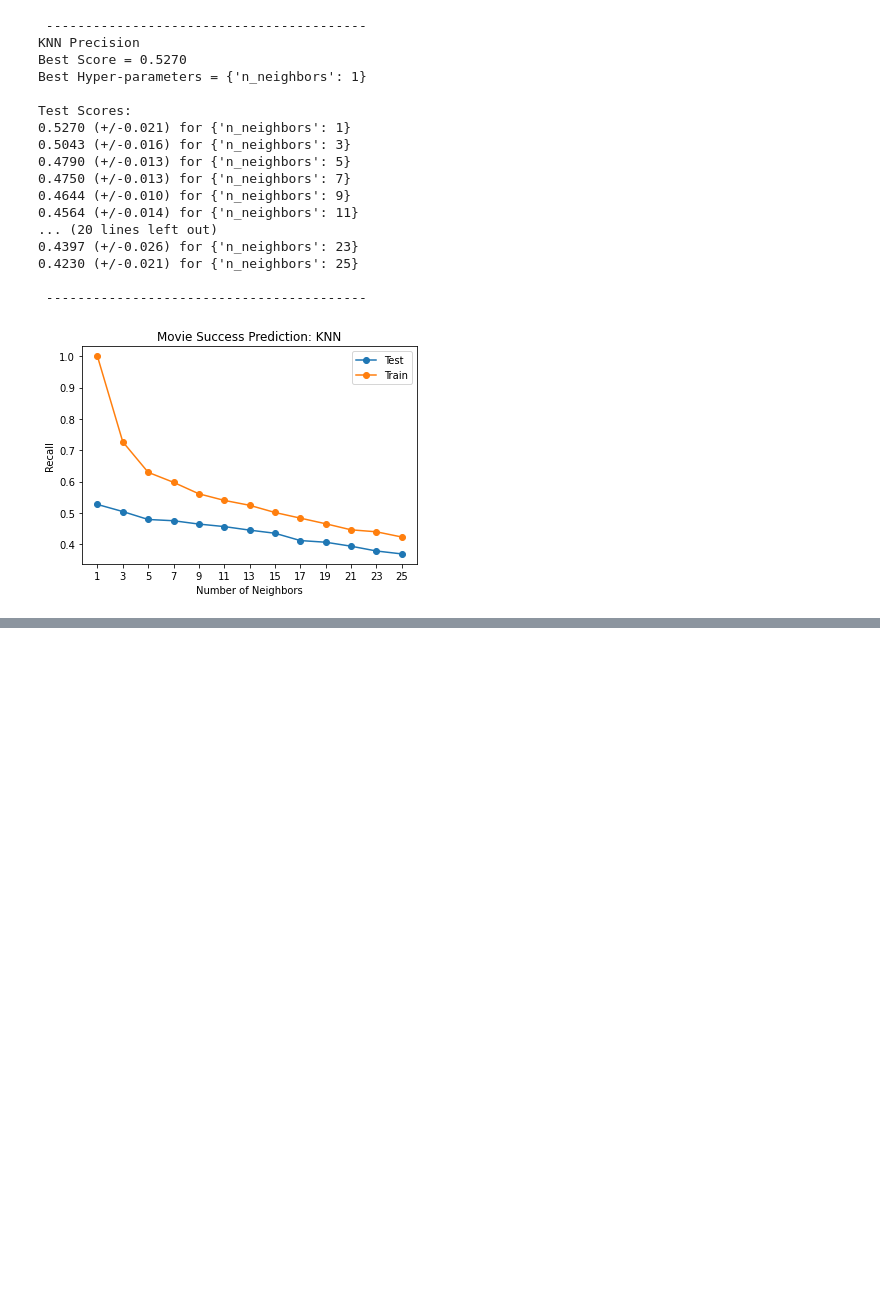
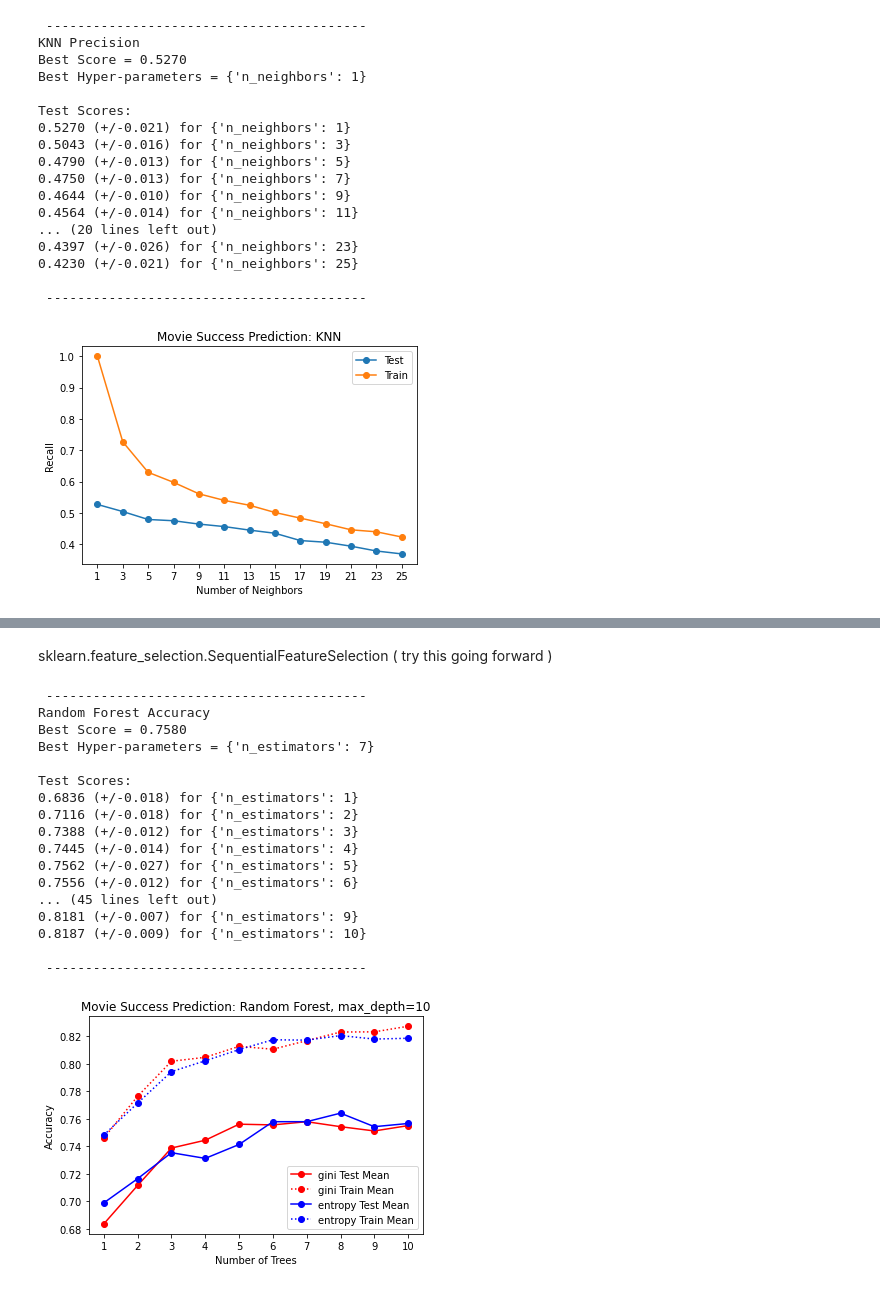
Before and after one commit to Movie-Success-Capstone/Movie-Capstone, a Jupyter notebook: modeling_nick.ipynb, the cells around one changed output, grey strips where cells are left out. Saved outputs shown, nothing was run; the diff lists cells and outputs as text; code cells hidden in the pictures; blank space fills up the shorter version.

Commit message:
next up sequential feature selection

```diff
--- a/modeling_nick.ipynb
+++ b/modeling_nick.ipynb
@@ -587,0 +675,68 @@ def print_cv_results(gs, title):
+# %% [markdown]
+sklearn.feature_selection.SequentialFeatureSelection ( try this going forward )
+# %%
+# # ############################################################
+# # Random Forest
+# get results for random forest
+forest = RandomForestClassifier()
+criterion = ['gini', 'entropy']
+n_list = list(range(1, 11))
+param_grid = [{'n_estimators': n_list,
+                'max_depth': n_list,
+                'criterion': criterion}]
+gs = GridSearchCV(estimator=forest,
+                  param_grid=param_grid,
+                  scoring='accuracy',
+                  cv=5,
+                 return_train_score=True)
+gs = gs.fit(X_train, y_train)
+
+
+# print line graph of random forest where max_depth=8
+criterion = ['gini', 'entropy']
+colors = ['red', 'blue']
+n_list = list(range(1, 11))
+for i in range(len(criterion)):
+    forest = RandomForestClassifier(criterion=criterion[i], max_depth=8)
+    param_grid = [{'n_estimators': n_list}]
+    gs = GridSearchCV(estimator=forest,
+                      param_grid=param_grid,
+                      scoring='accuracy',
+                      cv=5,
+                     return_train_score=True)
+    gs = gs.fit(X_train, y_train)
+    print_cv_results(gs, 'Random Forest Accuracy')
+
+    test_means = gs.cv_results_['mean_test_score']
+    train_means = gs.cv_results_['mean_train_score']
+
+    plt.plot(n_list, test_means, marker='o', label=f'{criterion[i]} Test Mean',
+                color=colors[i])
+    plt.plot(n_list, train_means, marker='o', label=f'{criterion[i]} Train Mean',
+                linestyle='dotted', color=colors[i])
+
+plt.xticks(n_list)
+plt.title(f'Movie Success Prediction: Random Forest, max_depth=10')
+plt.ylabel('Accuracy')
+plt.xlabel('Number of Trees')
+plt.legend()
+plt.show()
+# %% [output]
+ -----------------------------------------
+Random Forest Accuracy
+Best Score = 0.7580
+Best Hyper-parameters = {'n_estimators': 7}
+
+Test Scores:
+0.6836 (+/-0.018) for {'n_estimators': 1}
+0.7116 (+/-0.018) for {'n_estimators': 2}
+0.7388 (+/-0.012) for {'n_estimators': 3}
+0.7445 (+/-0.014) for {'n_estimators': 4}
+0.7562 (+/-0.027) for {'n_estimators': 5}
+0.7556 (+/-0.012) for {'n_estimators': 6}
+... (45 lines left out)
+0.8181 (+/-0.007) for {'n_estimators': 9}
+0.8187 (+/-0.009) for {'n_estimators': 10}
+
+ -----------------------------------------
+[figure, added]
```
Also changed, not shown: parts of 6 cells of this notebook.
